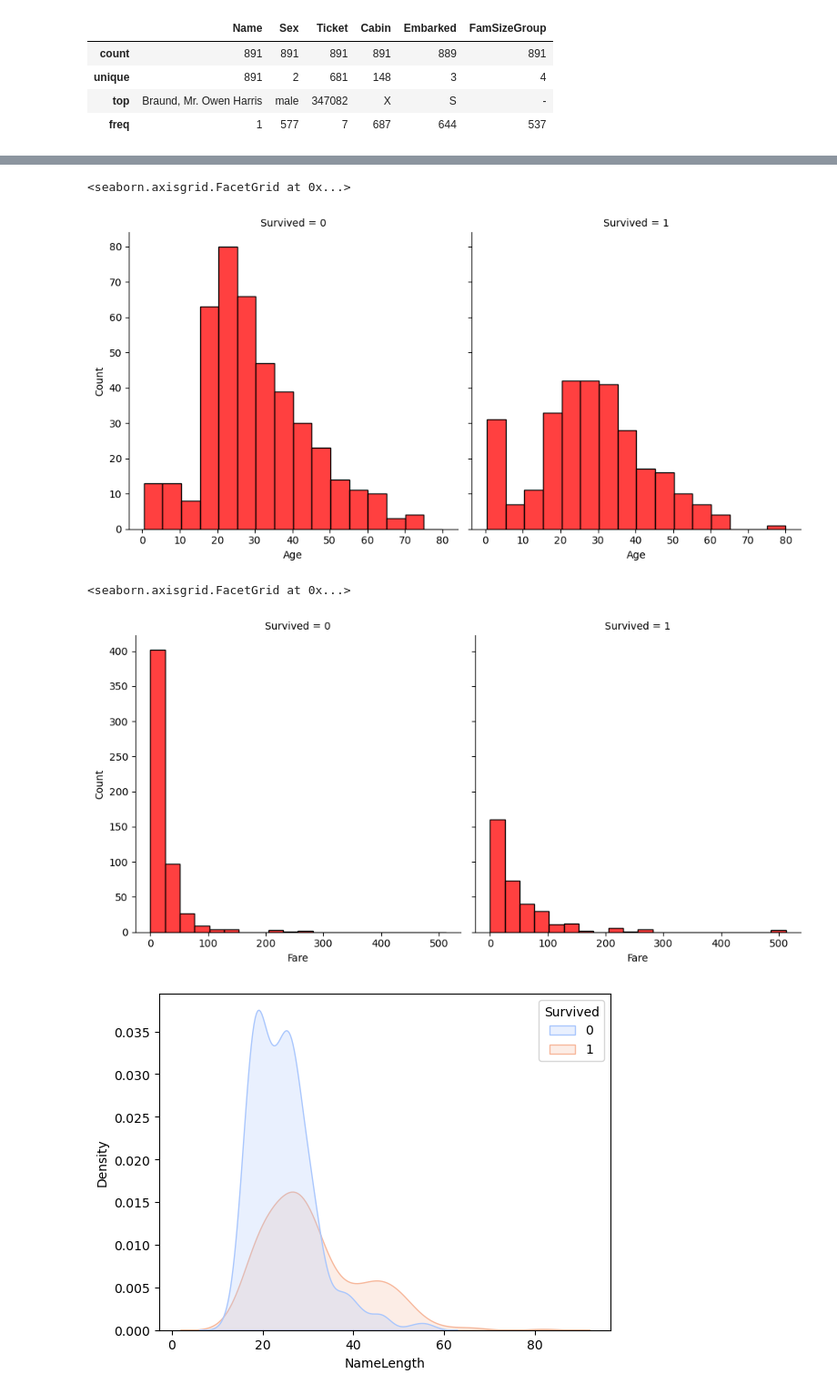
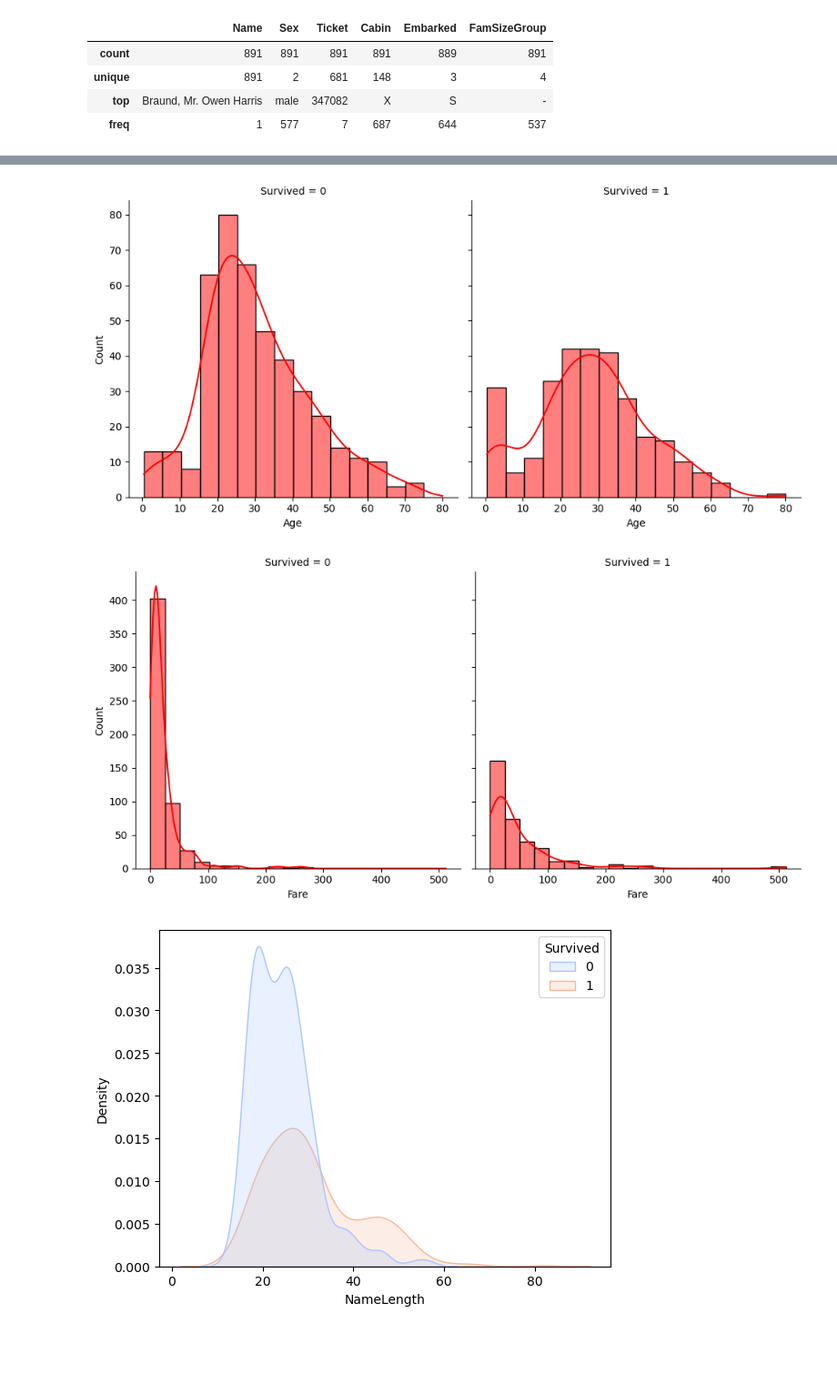
Before and after one commit to Brtsz8/titanic-machine-learning, a Jupyter notebook: titanic.ipynb, the cells around one changed output, grey strips where cells are left out. Shown at 91% size. Cells and saved outputs as stored; diff of their text form; code cells hidden in the pictures; blank space fills up the shorter version.

```diff
--- a/titanic.ipynb
+++ b/titanic.ipynb
@@ -139,15 +139,15 @@ sns.heatmap(data_train.select_dtypes(include=["number"]).corr(),annot=True, cmap
 [figure]
 # %%
 #looking at the age plot -> will probably group it for easier, more readable data
-sns.displot(data_train, x='Age', col='Survived', binwidth=5, color="red")
+sns.displot(data_train, x='Age', col='Survived', binwidth=5, kde = True, color="red")
+plt.savefig("plots/Age.png", dpi=300, bbox_inches="tight")
 # %% [output]
-<seaborn.axisgrid.FacetGrid at 0x...>
-[figure, old version]
+[figure, new version]
 # %%
-sns.displot(data_train, x='Fare', col='Survived', binwidth=25, color="red")
+sns.displot(data_train, x='Fare', col='Survived', binwidth=25, kde= True, color="red")
+plt.savefig("plots/Fare.png", dpi=300, bbox_inches="tight")
 # %% [output]
-<seaborn.axisgrid.FacetGrid at 0x...>
-[figure, old version]
+[figure, new version]
 # %%
 #analysis of relations beetwenn name length and survival
 
```
Also changed, not shown: parts of 12 cells of this notebook, 7 other files.
